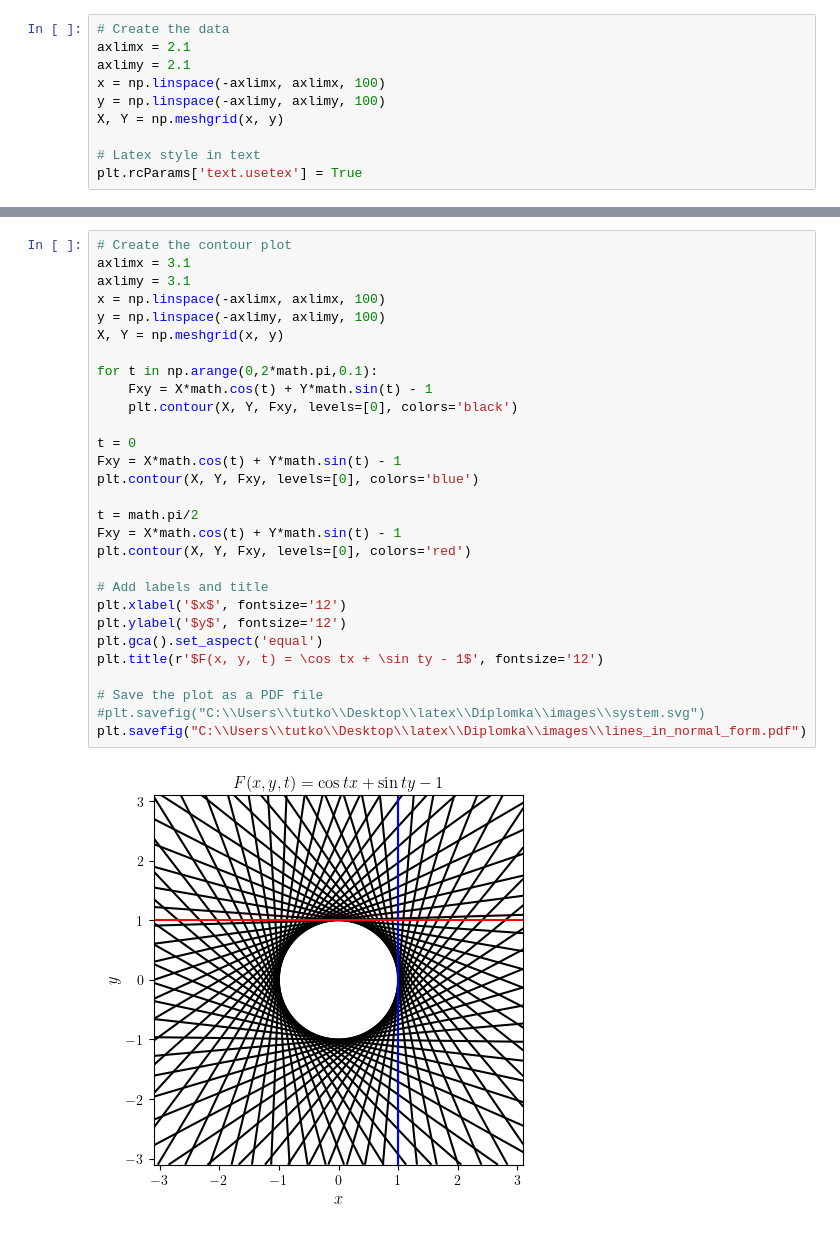
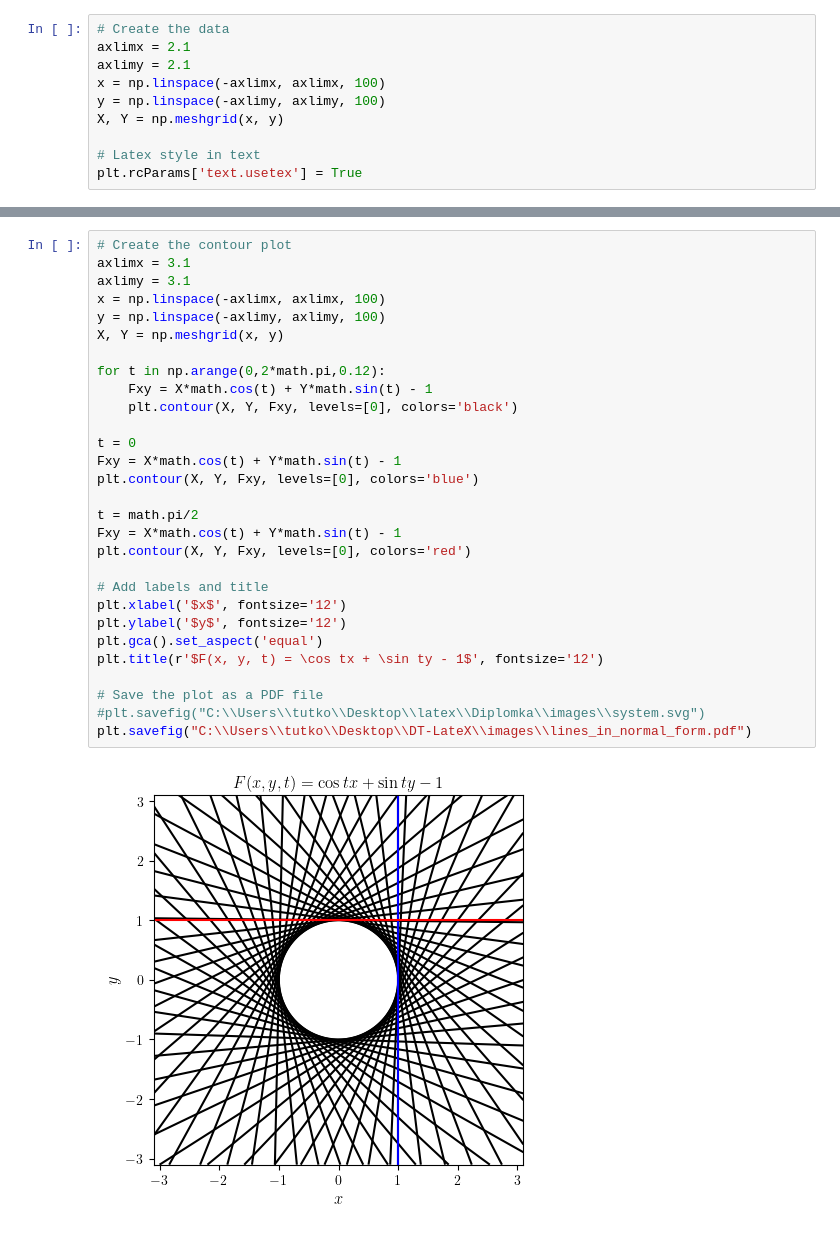
Before and after one commit to tutka13/Diploma-thesis, a Jupyter notebook: grafy_pre_text.ipynb, the cells around one changed output, grey strips where cells are left out. Saved outputs shown, nothing was run; the diff lists cells and outputs as text.

```diff
--- a/grafy_pre_text.ipynb
+++ b/grafy_pre_text.ipynb
@@ -90,34 +90,34 @@ plt.savefig("C:\\Users\\tutko\\Desktop\\latex\\Diplomka\\images\\too_complicated
 # %%
 # Create the contour plot
 axlimx = 3.1
 axlimy = 3.1
 x = np.linspace(-axlimx, axlimx, 100)
 y = np.linspace(-axlimy, axlimy, 100)
 X, Y = np.meshgrid(x, y)
 
-for t in np.arange(0,2*math.pi,0.1):
+for t in np.arange(0,2*math.pi,0.12):
     Fxy = X*math.cos(t) + Y*math.sin(t) - 1
     plt.contour(X, Y, Fxy, levels=[0], colors='black')
 
 t = 0
 Fxy = X*math.cos(t) + Y*math.sin(t) - 1
 plt.contour(X, Y, Fxy, levels=[0], colors='blue')
 
 t = math.pi/2
 Fxy = X*math.cos(t) + Y*math.sin(t) - 1
 plt.contour(X, Y, Fxy, levels=[0], colors='red')
 
 # Add labels and title
 plt.xlabel('$x$', fontsize='12')
 plt.ylabel('$y$', fontsize='12')
 plt.gca().set_aspect('equal')
 plt.title(r'$F(x, y, t) = \cos tx + \sin ty - 1$', fontsize='12')
 
 # Save the plot as a PDF file
 #plt.savefig("C:\\Users\\tutko\\Desktop\\latex\\Diplomka\\images\\system.svg")
-plt.savefig("C:\\Users\\tutko\\Desktop\\latex\\Diplomka\\images\\lines_in_normal_form.pdf")
+plt.savefig("C:\\Users\\tutko\\Desktop\\DT-LateX\\images\\lines_in_normal_form.pdf")
 # %% [output]
-[figure, old version]
+[figure, new version]
 # %%
 axlimx = 1.6
 axlimy = 1.6
```
Also changed, not shown: parts of 10 cells of this notebook.
